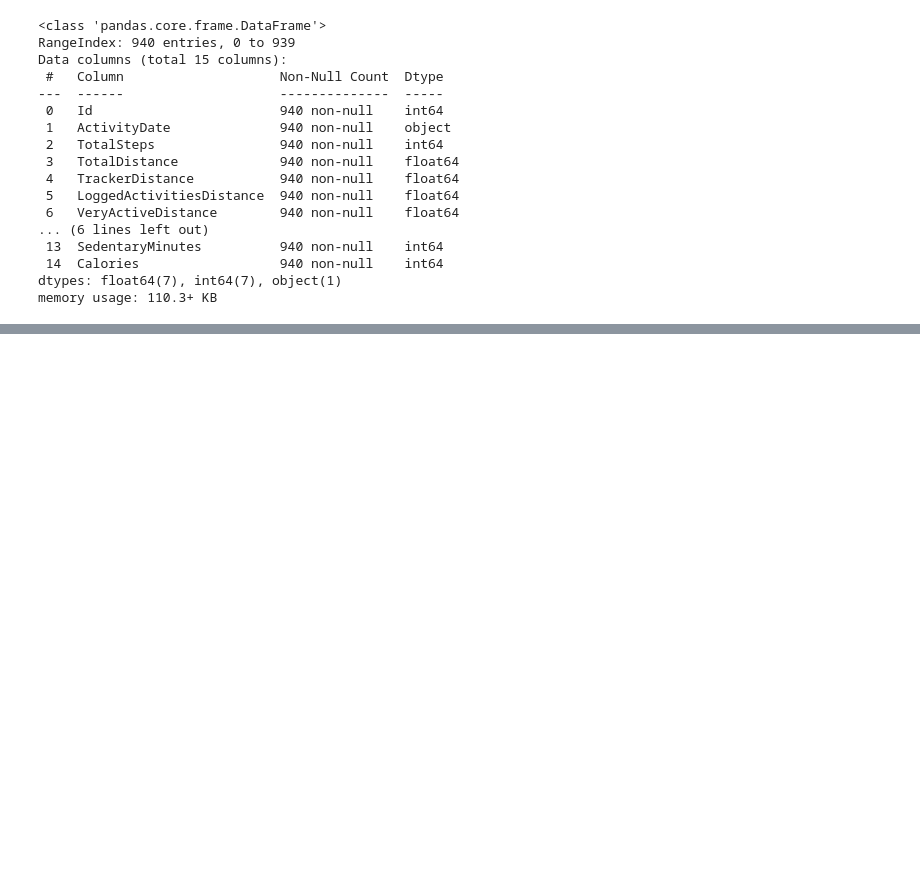
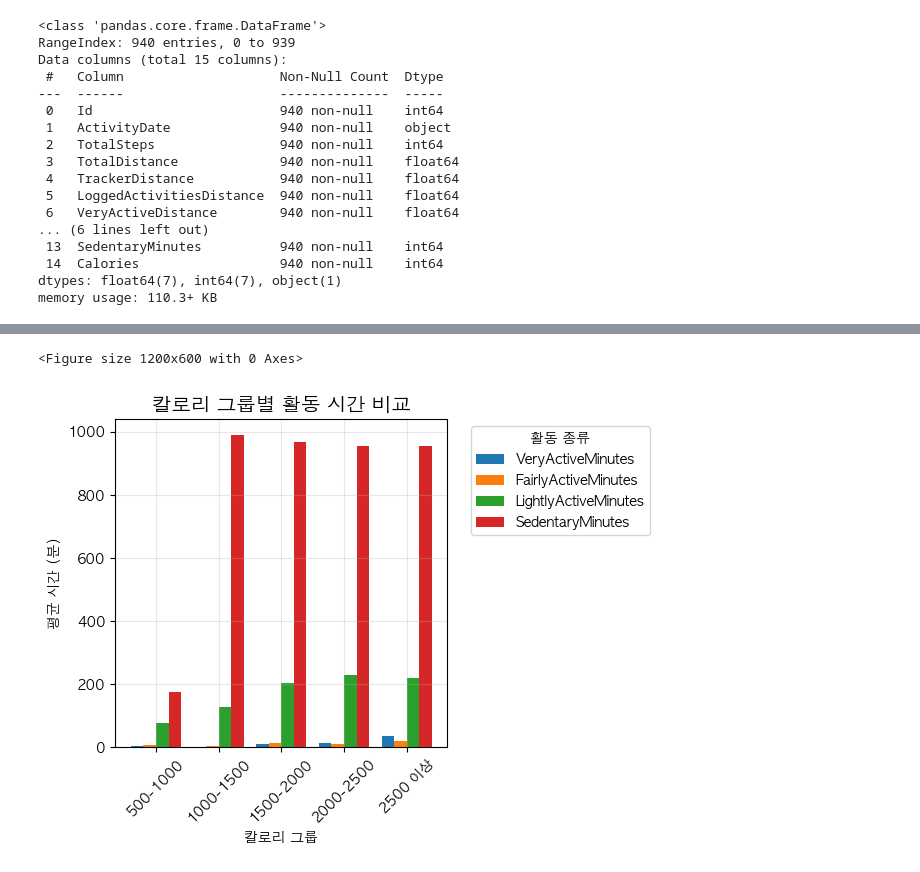
Before and after one commit to jeesy95-creator/sparta_15, a Jupyter notebook: notebooks/Soyun.ipynb, the cells around one changed output, grey strips where cells are left out. Cells and saved outputs as stored; diff of their text form; code cells hidden in the pictures; blank space fills up the shorter version.

```diff
--- a/notebooks/Soyun.ipynb
+++ b/notebooks/Soyun.ipynb
@@ -95,0 +356,15 @@ Index(['Id', 'ActivityDate', 'TotalSteps', 'TotalDistance', 'TrackerDistance',
+# %%
+# 모든 활동 시간을 하나의 그래프로 비교
+plt.figure(figsize=(12, 6))
+calorie_group_min.plot(kind='bar', width=0.8)
+plt.title('칼로리 그룹별 활동 시간 비교', fontsize=14)
+plt.xlabel('칼로리 그룹')
+plt.ylabel('평균 시간 (분)')
+plt.legend(title='활동 종류', bbox_to_anchor=(1.05, 1), loc='upper left')
+plt.xticks(rotation=45)
+plt.grid(True, alpha=0.3)
+plt.tight_layout()
+plt.show()
+# %% [output]
+<Figure size 1200x600 with 0 Axes>
+[figure, added]
```
Also changed, not shown: parts of 34 cells of this notebook.
